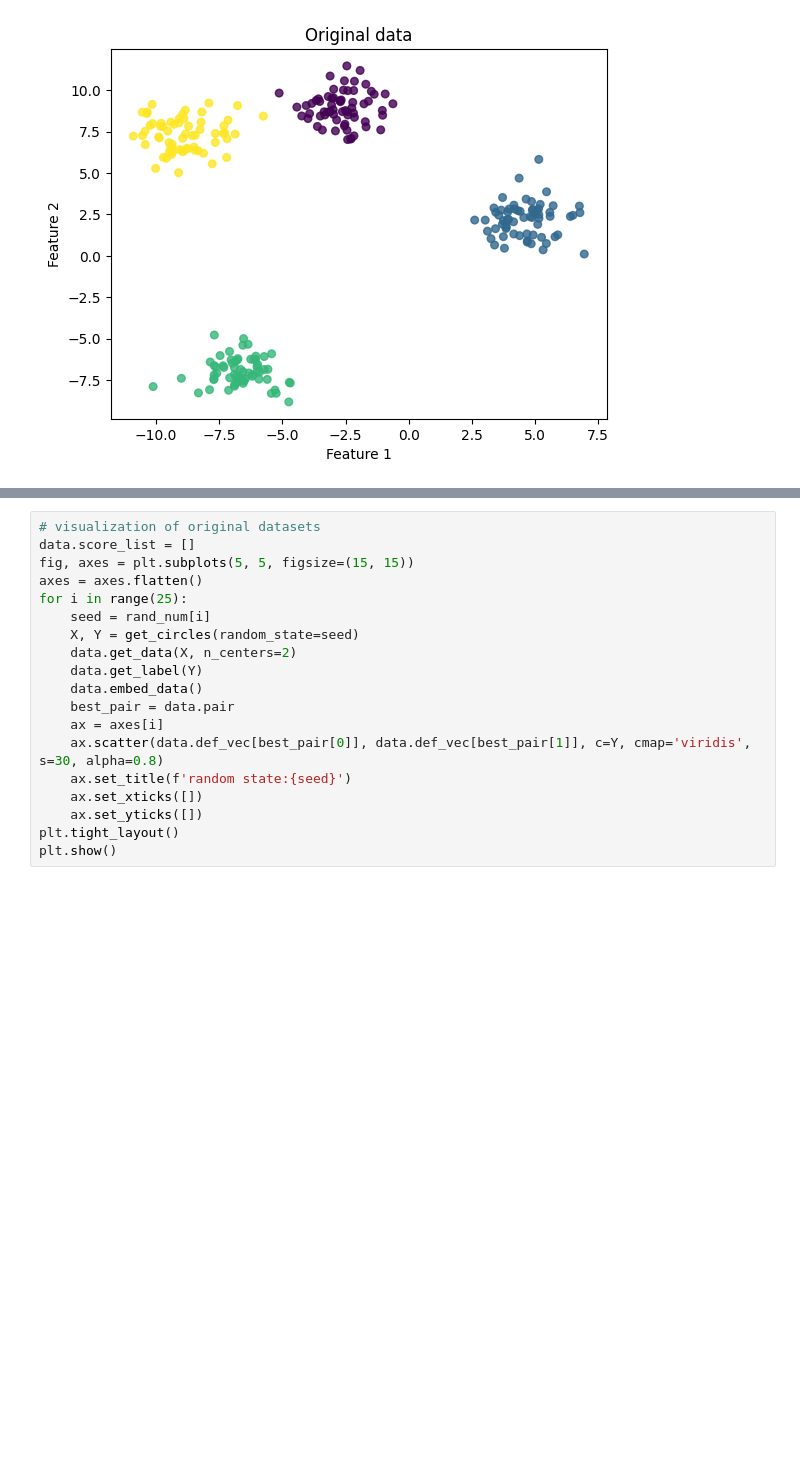
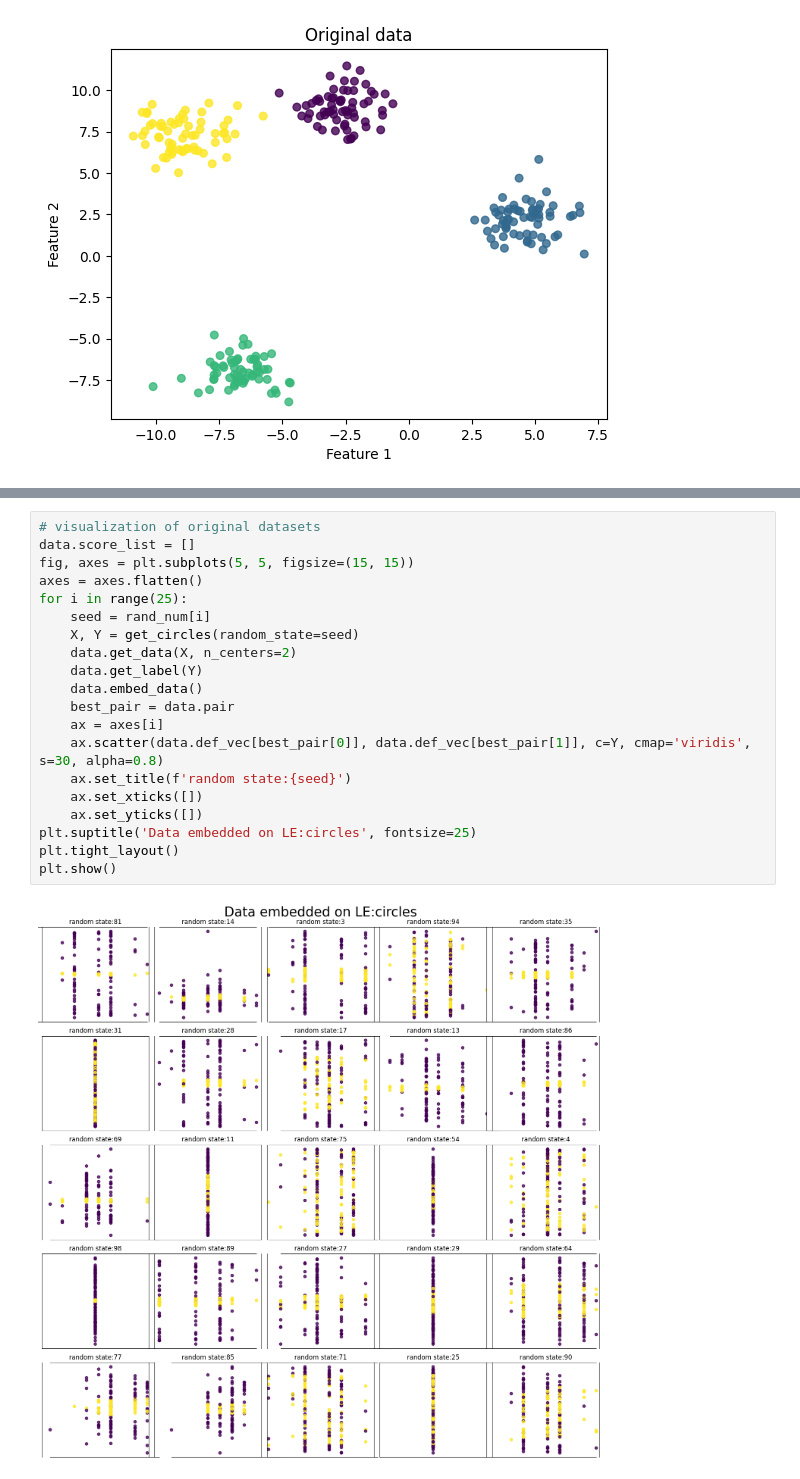
Before and after one commit to 24shiny/Inverse_Laplacian_embedding, a Jupyter notebook: Laplacian_embedding/evaluation/my_le_test.ipynb, the cells around one changed output, grey strips where cells are left out. Drawn from its saved outputs; the diff is of its cells as text; blank space fills up the shorter version.

```diff
--- a/Laplacian_embedding/evaluation/my_le_test.ipynb
+++ b/Laplacian_embedding/evaluation/my_le_test.ipynb
@@ -80,21 +89,24 @@ plt.show()
 # %%
 # visualization of original datasets
 data.score_list = []
 fig, axes = plt.subplots(5, 5, figsize=(15, 15))
 axes = axes.flatten()
 for i in range(25):
     seed = rand_num[i]
     X, Y = get_circles(random_state=seed)
     data.get_data(X, n_centers=2)
     data.get_label(Y)
     data.embed_data()
     best_pair = data.pair
     ax = axes[i]
     ax.scatter(data.def_vec[best_pair[0]], data.def_vec[best_pair[1]], c=Y, cmap='viridis', s=30, alpha=0.8)
     ax.set_title(f'random state:{seed}')
     ax.set_xticks([])
     ax.set_yticks([])
+plt.suptitle('Data embedded on LE:circles', fontsize=25)
 plt.tight_layout()
 plt.show()
+# %% [output]
+[figure, added]
 # %%
 print(f'average score : ', np.round(sum(data.score_list) / len(data.score_list),3))
```
Also changed, not shown: parts of 8 cells of this notebook.
